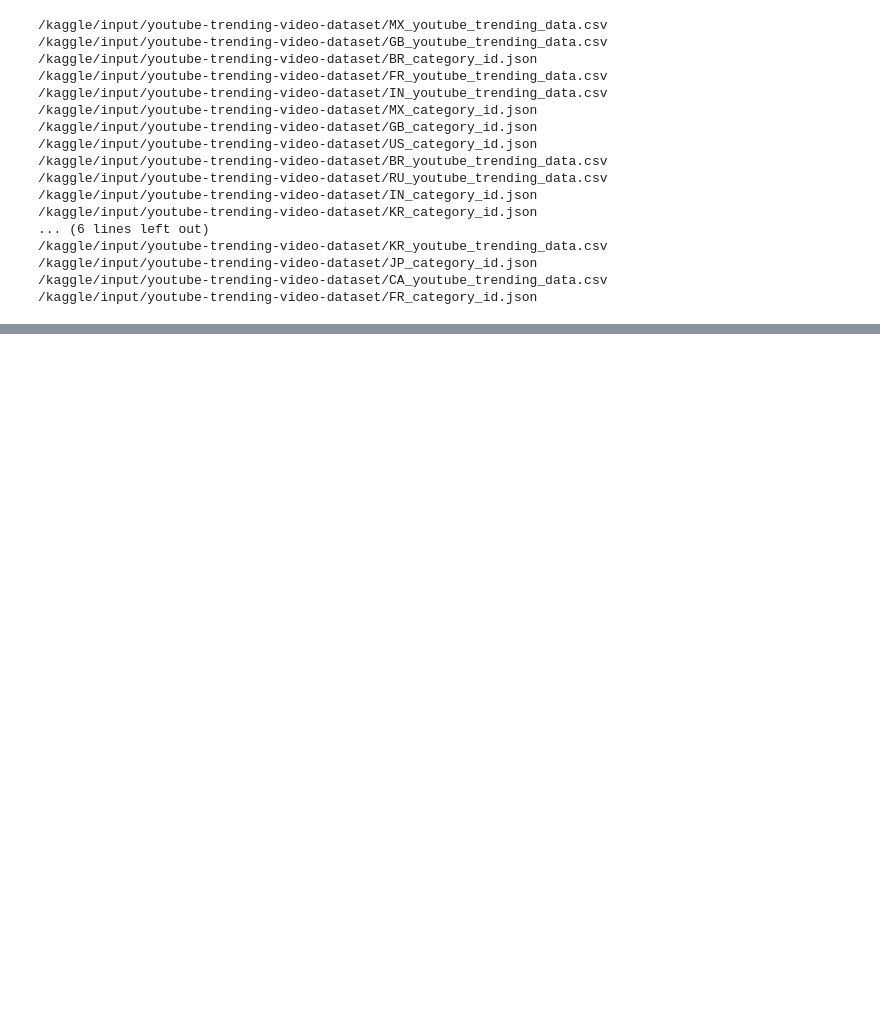
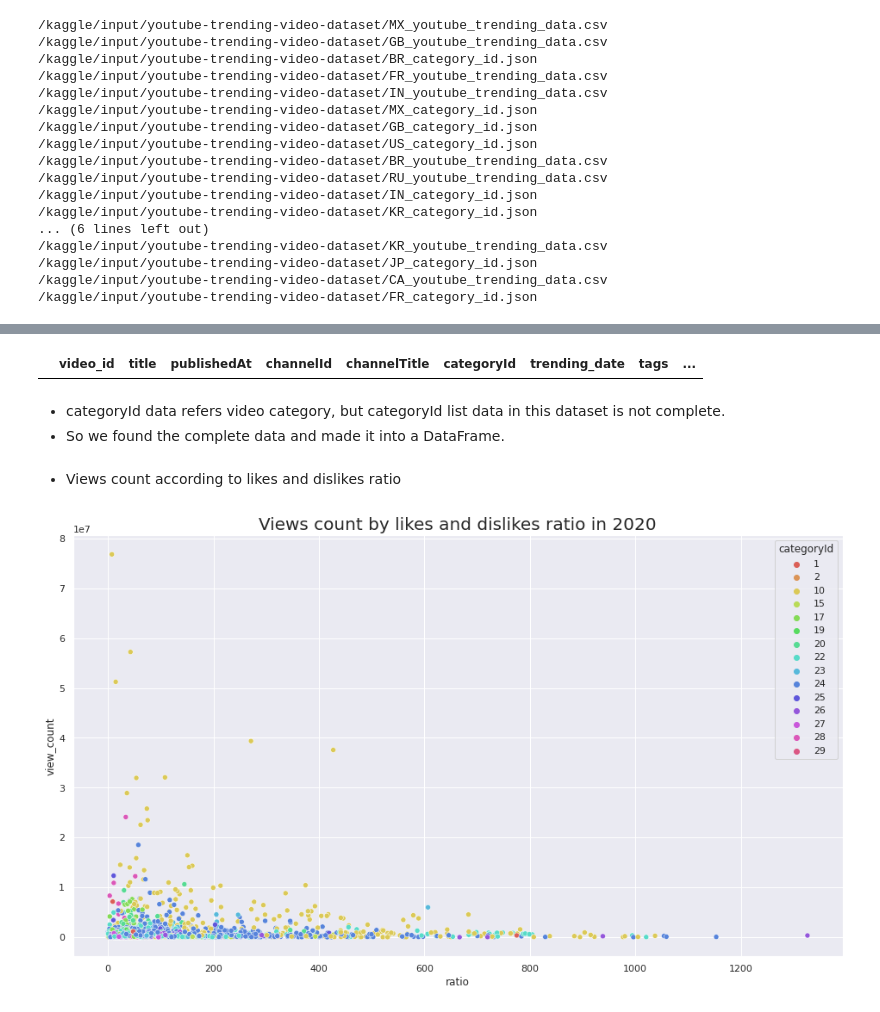
Before and after one commit to JinLover/Kaggle_project, a Jupyter notebook: youtube-analysis.ipynb, the cells around one changed output, grey strips where cells are left out. Cells and saved outputs as stored; diff of their text form; code cells hidden in the pictures; blank space fills up the shorter version.

```diff
--- a/youtube-analysis.ipynb
+++ b/youtube-analysis.ipynb
@@ -84,0 +141,7 @@ KR_2021.head()
+# %%
+KR_2020 = KR_data[KR_year=="2020"]
+KR_2021 = KR_data[KR_year=="2021"]
+KR_2022 = KR_data[KR_year=="2022"]
+
+for i, data in enumerate([KR_2020, KR_2021, KR_2022]):
+    print("%d year data:"%(2020+i), len(data))
@@ -84,0 +162,26 @@ KR_2021.head()
+# %%
+# make new dataframe, which contain new columns data about likes/dislikes ratio
+def make_ratio(data):
+    ratio = data["likes"]/data["dislikes"]
+    new_data = pd.concat([data,ratio],axis=1)
+    # drop raings disabled videos
+    new_data = new_data[new_data["ratings_disabled"] == False]
+    # infinity values also considered Nan
+    new_data.replace([np.inf, -np.inf], np.nan, inplace=True)
+    # drop all Nan values
+    new_data = new_data.dropna()
+    # set column name
+    new_data.columns = data.columns.tolist() + ["ratio"]
+    return new_data
+
+Rating_2020 = make_ratio(KR_2020_nodup)
+Rating_2021 = make_ratio(KR_2021_nodup)
+Rating_2022 = make_ratio(KR_2022_nodup)
+# From 2022, YouTube has changed the number of dislikes of videos so that it cannot be viewed,
+# and it is reflected in this dataset, so the like/dislike ratio cannot be calculated with the data for 2022.
+Rating_2022
+# %% [output]
+|  | video_id | title | publishedAt | channelId | channelTitle | categoryId | trending_date | tags | ... |
+# %% [markdown]
+* categoryId data refers video category, but categoryId list data in this dataset is not complete.
+* So we found the complete data and made it into a DataFrame.
@@ -84,0 +233,7 @@ KR_2021.head()
+# %% [markdown]
+* Views count according to likes and dislikes ratio
+# %%
+g = sns.scatterplot(x="ratio", y="view_count", hue="categoryId", data=Rating_2020 ,palette=color)
+g.set_title("Views count by likes and dislikes ratio in 2020", size = 20, weight = True);
+# %% [output]
+[figure, added]
```
Also changed, not shown: parts of 41 cells of this notebook.
